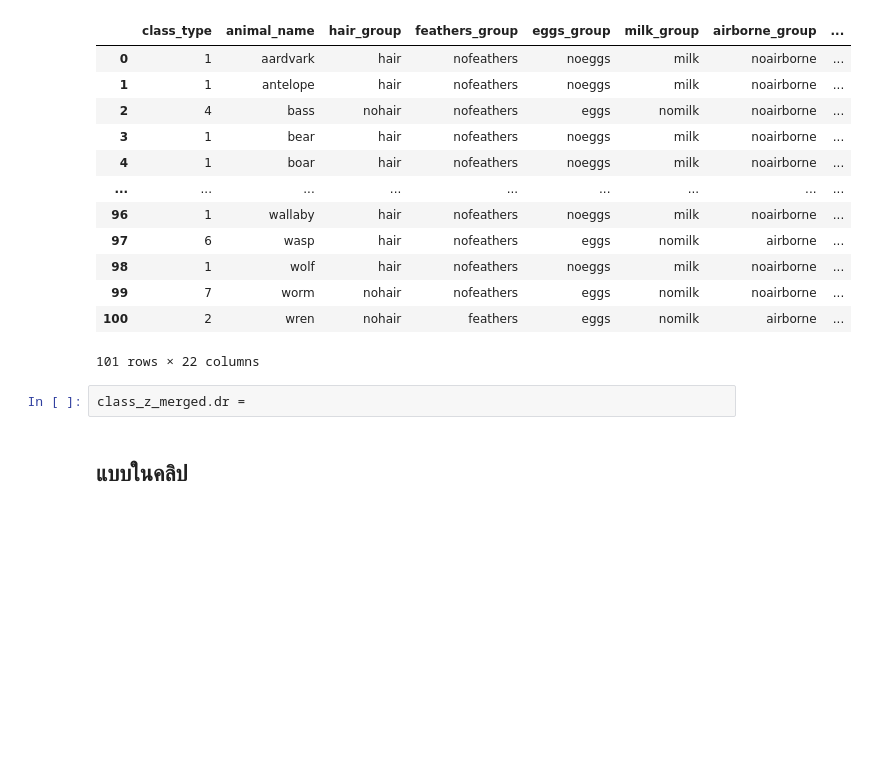
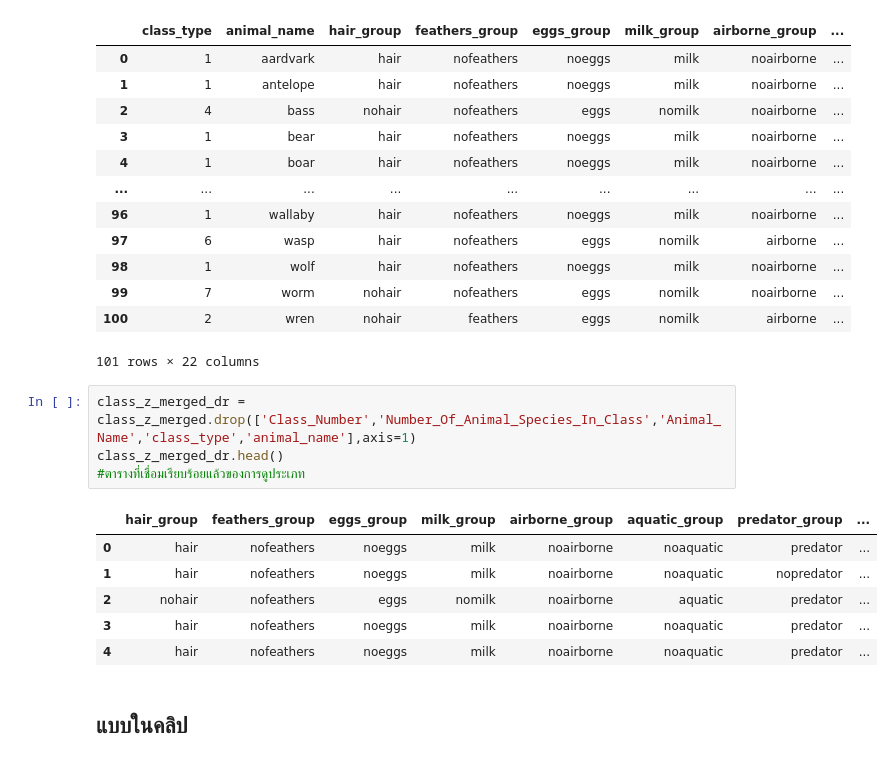
Before and after one commit to PondKann/KKU_data_mining, a Jupyter notebook: TPro.ipynb, the cells around one changed output. Drawn from its saved outputs; the diff is of its cells as text; blank space fills up the shorter version.

Commit message:
รวมตารางของการดูประเภทเสร็จแล้ว

```diff
--- a/TPro.ipynb
+++ b/TPro.ipynb
@@ -107,8 +107,17 @@ class_z_merged
 | 99 | 7 | worm | nohair | nofeathers | eggs | nomilk | noairborne | ... |
 | 100 | 2 | wren | nohair | feathers | eggs | nomilk | airborne | ... |
 101 rows × 22 columns
-# %%
-class_z_merged.dr =
+# %%
+class_z_merged_dr = class_z_merged.drop(['Class_Number','Number_Of_Animal_Species_In_Class','Animal_Name','class_type','animal_name'],axis=1)
+class_z_merged_dr.head()
+#ตารางที่เชื่อมเรียบร้อยแล้วของการดูประเภท
+# %% [output]
+|  | hair_group | feathers_group | eggs_group | milk_group | airborne_group | aquatic_group | predator_group | ... |
+| 0 | hair | nofeathers | noeggs | milk | noairborne | noaquatic | predator | ... |
+| 1 | hair | nofeathers | noeggs | milk | noairborne | noaquatic | nopredator | ... |
+| 2 | nohair | nofeathers | eggs | nomilk | noairborne | aquatic | predator | ... |
+| 3 | hair | nofeathers | noeggs | milk | noairborne | noaquatic | predator | ... |
+| 4 | hair | nofeathers | noeggs | milk | noairborne | noaquatic | predator | ... |
 # %% [markdown]
 ## แบบในคลิป
 # %%
```
